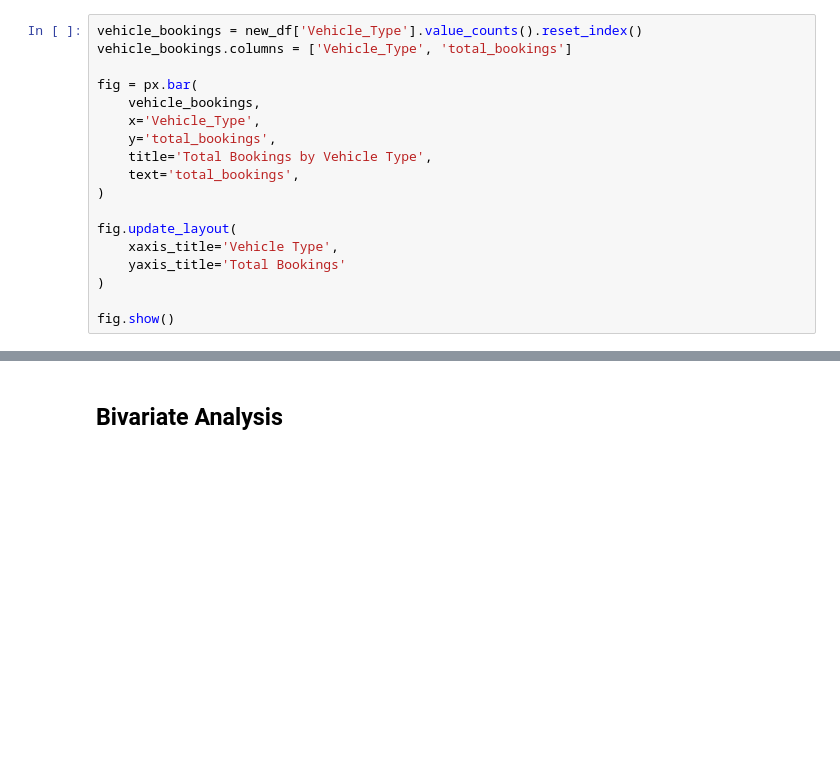
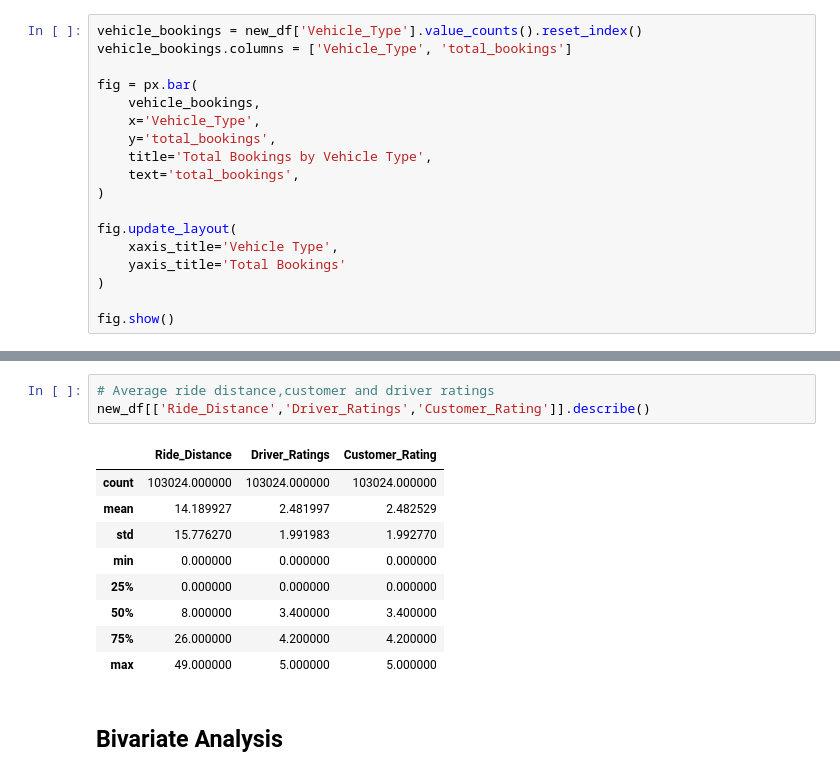
Before and after one commit to aditya-3645/RIDE-HAILING-DATA-ANALYSIS-EDA-, a Jupyter notebook: analysis.ipynb, the cells around one changed output, grey strips where cells are left out. Cells and saved outputs as stored; diff of their text form; blank space fills up the shorter version.

```diff
--- a/analysis.ipynb
+++ b/analysis.ipynb
@@ -327,3 +332,16 @@ new_df['Pickup_Location'].value_counts().head(10).reset_index().sort_values('cou
+# %%
+# Average ride distance,customer and driver ratings
+new_df[['Ride_Distance','Driver_Ratings','Customer_Rating']].describe()
+# %% [output]
+|  | Ride_Distance | Driver_Ratings | Customer_Rating |
+| count | 103024.000000 | 103024.000000 | 103024.000000 |
+| mean | 14.189927 | 2.481997 | 2.482529 |
+| std | 15.776270 | 1.991983 | 1.992770 |
+| min | 0.000000 | 0.000000 | 0.000000 |
+| 25% | 0.000000 | 0.000000 | 0.000000 |
+| 50% | 8.000000 | 3.400000 | 3.400000 |
+| 75% | 26.000000 | 4.200000 | 4.200000 |
+| max | 49.000000 | 5.000000 | 5.000000 |
 # %% [markdown]
 ## Bivariate Analysis
 # %%
```
Also changed, not shown: parts of 10 cells of this notebook.
